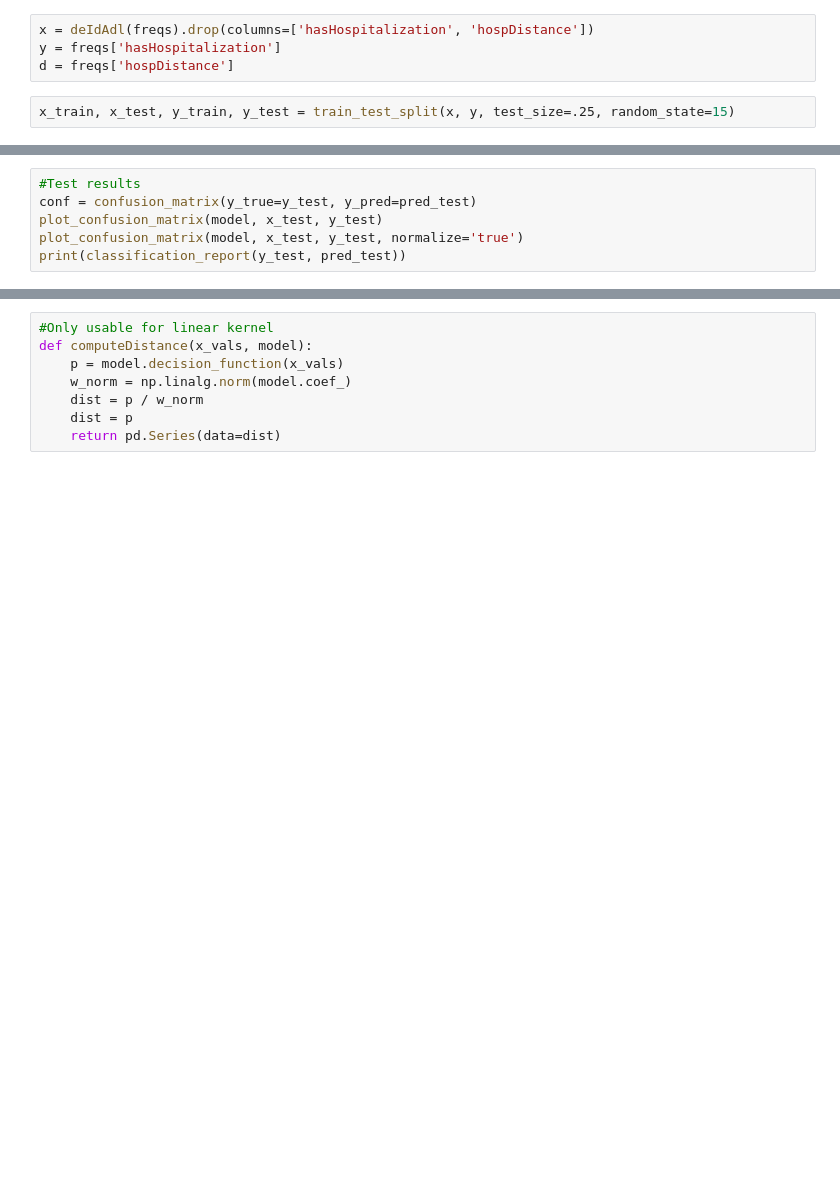
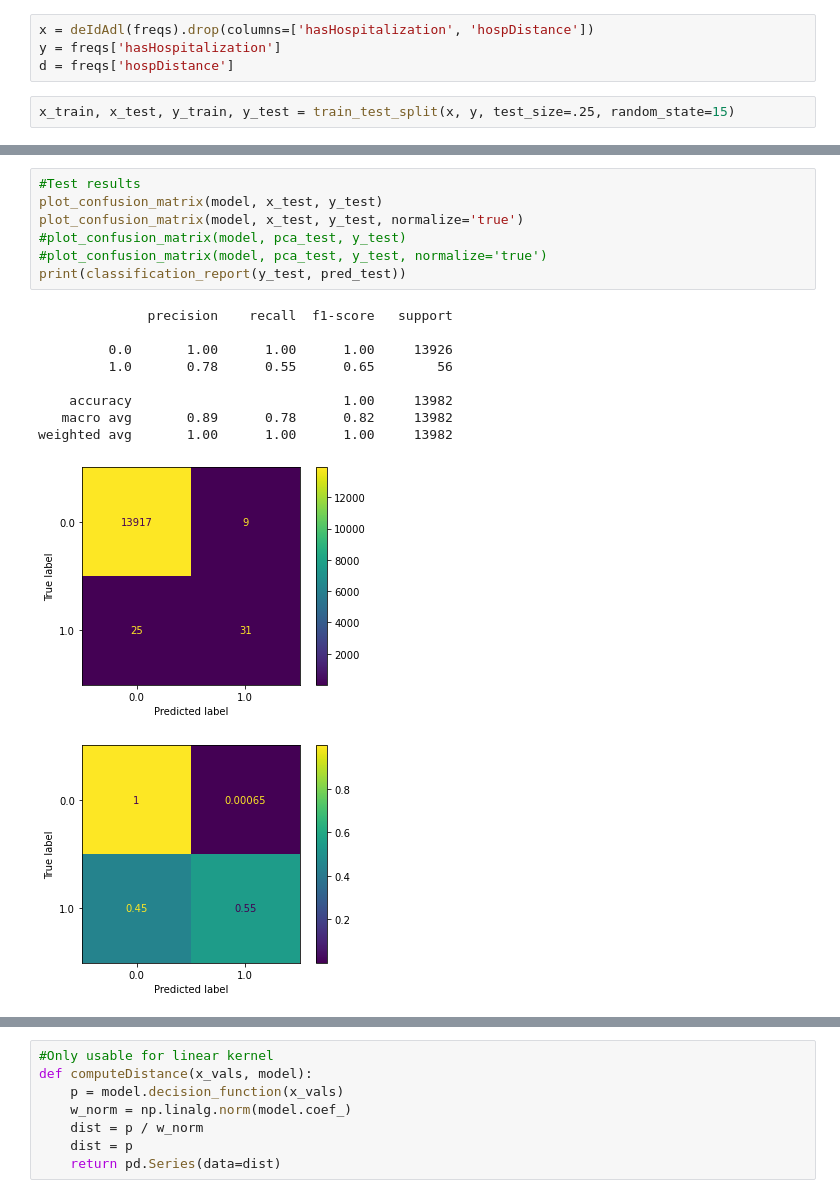
Before and after one commit to BrendanL72/Hospitalization-Risk, a Jupyter notebook: TryingModels.ipynb, the cells around one changed output, grey strips where cells are left out. Saved outputs shown, nothing was run; the diff lists cells and outputs as text; blank space fills up the shorter version.

```diff
--- a/TryingModels.ipynb
+++ b/TryingModels.ipynb
@@ -82,7 +97,19 @@ print(classification_report(y_train, pred_train))
 # %%
 #Test results
-conf = confusion_matrix(y_true=y_test, y_pred=pred_test)
 plot_confusion_matrix(model, x_test, y_test)
 plot_confusion_matrix(model, x_test, y_test, normalize='true')
+#plot_confusion_matrix(model, pca_test, y_test)
+#plot_confusion_matrix(model, pca_test, y_test, normalize='true')
 print(classification_report(y_test, pred_test))
+# %% [output]
+              precision    recall  f1-score   support
+
+         0.0       1.00      1.00      1.00     13926
+         1.0       0.78      0.55      0.65        56
+
+    accuracy                           1.00     13982
+   macro avg       0.89      0.78      0.82     13982
+weighted avg       1.00      1.00      1.00     13982
+[figure, added]
+[figure, added]
 # %%
```
Also changed, not shown: parts of 14 cells of this notebook.
